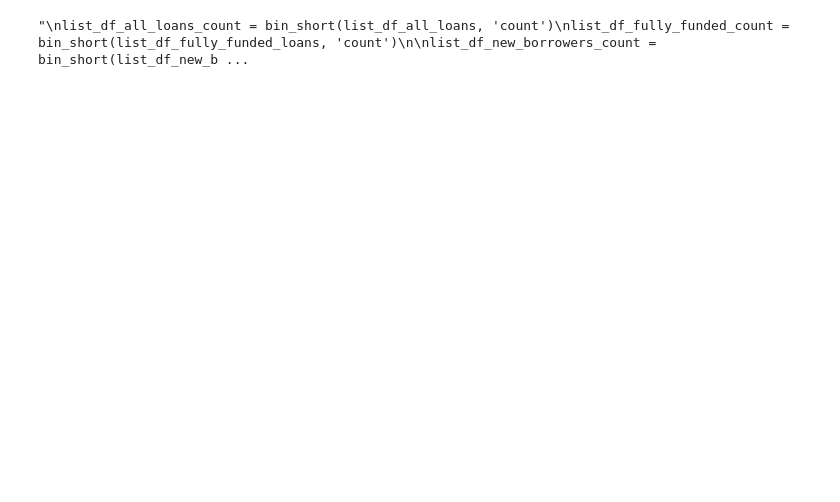
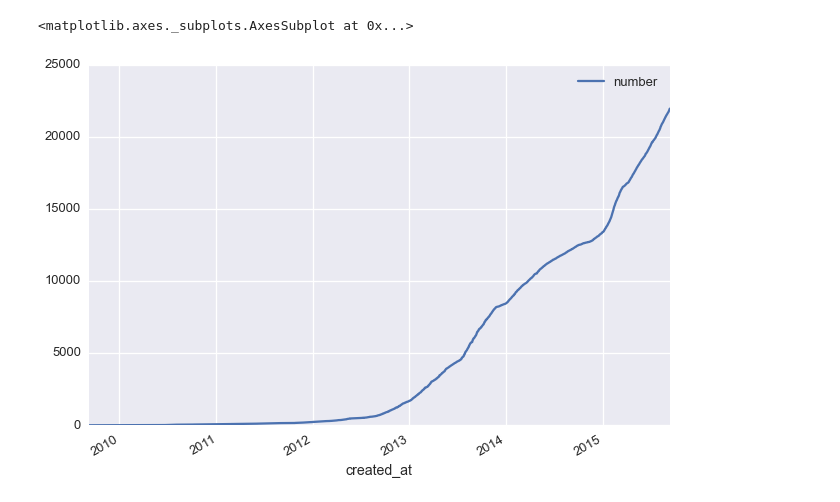
Before and after one commit to glenday/Zidisha, a Jupyter notebook: ZidishaApp/app/Zidisha_organization_by_country.ipynb, the cells around one changed output. Cells and saved outputs as stored; diff of their text form; code cells hidden in the pictures; blank space fills up the shorter version.

```diff
--- a/ZidishaApp/app/Zidisha_organization_by_country.ipynb
+++ b/ZidishaApp/app/Zidisha_organization_by_country.ipynb
@@ -14,7 +14,7 @@ import plot_lists
 import load_Zidisha
 %matplotlib inline
 # %%
-sns.set_context('poster')
+sns.set_context('talk')
 # %%
 #connect to db
 zidisha_db = qdb.QueryDatabase('zidisha')
@@ -63,6 +63,7 @@ bin_short = lambda list_df, bin_type_str: bd.bin_list_to_data_frame(bd.bin_list_
 
 df_all_loans_count = bin_short(list_df_all_loans, 'count')
 df_fully_funded_count = bin_short(list_df_fully_funded_loans, 'count')
+df_fund_rate = df_fully_funded_count.div(df_all_loans_count)
 
 df_new_borrowers_count = bin_short(list_df_new_borrowers, 'count')
 df_first_loans_count = bin_short(list_df_first_loans, 'count')
@@ -78,25 +79,3 @@ df_total_first_loans = bin_short(list_df_first_loans, 'mean')
 df_loan_loss_fee = load_Zidisha.loan_loss_reserve_fee(time_bins_center)
 df_max_invites = load_Zidisha.max_invites(time_bins_center)
 df_max_first_loan = load_Zidisha.max_new_loan_size(time_bins_center)
-
-'''
-list_df_all_loans_count = bin_short(list_df_all_loans, 'count')
-list_df_fully_funded_count = bin_short(list_df_fully_funded_loans, 'count')
-
-list_df_new_borrowers_count = bin_short(list_df_new_borrowers, 'count')
-list_df_first_loans_count = bin_short(list_df_first_loans, 'count')
-list_df_total_borrowers = bin_short(list_df_new_borrowers, 'mean')
-list_df_total_first_loans = bin_short(list_df_first_loans, 'mean')
-
-#list_df_new_borrowers_count = bd.bin_list_time(time_bins_edge, list_df_new_borrowers, bin_type='count', binned_col_labels=labels_countries)
-#list_df_first_loans_count = bd.bin_list_time(time_bins_edge, list_df_first_loans, bin_type='count', binned_col_labels=labels_countries)
-#list_df_total_borrowers = bd.bin_list_time(time_bins_edge, list_df_new_borrowers, bin_type='mean', binned_col_labels=labels_countries)
-#list_df_total_first_loans = bd.bin_list_time(time_bins_edge, list_df_first_loans, bin_type='mean', binned_col_labels=labels_countries)
-
-# Policies
-df_loan_loss_fee = load_Zidisha.loan_loss_reserve_fee(time_bins_center)
-df_max_invites = load_Zidisha.max_invites(time_bins_center)
-df_max_first_loan = load_Zidisha.max_new_loan_size(time_bins_center)
-'''
-# %% [output]
-"\nlist_df_all_loans_count = bin_short(list_df_all_loans, 'count')\nlist_df_fully_funded_count = bin_short(list_df_fully_funded_loans, 'count')\n\nlist_df_new_borrowers_count = bin_short(list_df_new_b ...
@@ -104,0 +82,5 @@ df_fund_rate = list_df_fully_funded_count / list_df_all_loans_count
+# %%
+list_df_new_borrowers[0].plot()
+# %% [output]
+<matplotlib.axes._subplots.AxesSubplot at 0x...>
+[figure, added]
```
Also changed, not shown: parts of 13 cells of this notebook, 8 other files.
